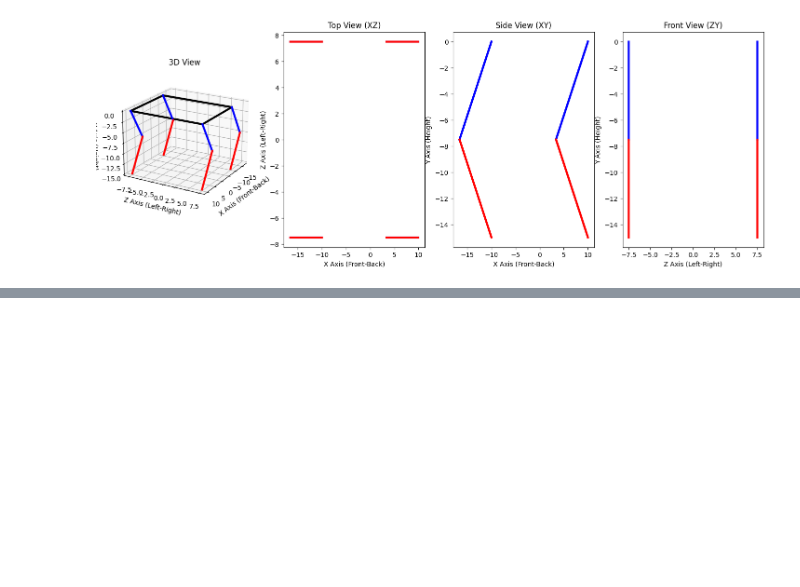
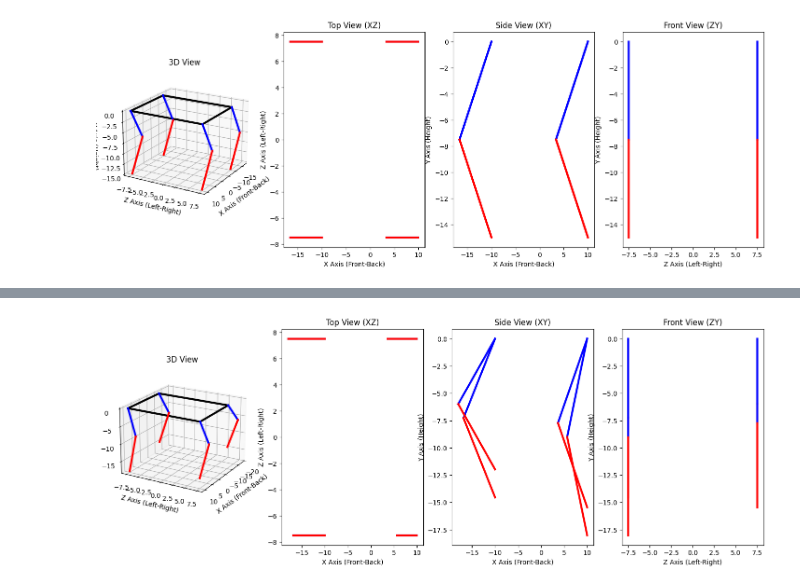
Before and after one commit to tjjd4/robotdog-movement, a Jupyter notebook: calculation/gyroscope_compensation.ipynb, the cells around one changed output, grey strips where cells are left out. Saved outputs shown, nothing was run; the diff lists cells and outputs as text; code cells hidden in the pictures; blank space fills up the shorter version.

```diff
--- a/calculation/gyroscope_compensation.ipynb
+++ b/calculation/gyroscope_compensation.ipynb
@@ -223,0 +238,7 @@ plt.show()
+# %%
+A, B, C, D = get_plane_from_points(gyro_shoulder_positions[:,0], gyro_shoulder_positions[:,1], gyro_shoulder_positions[:,2])
+compensation_height = np.ndarray(4)
+for i in range(4):
+    compensation_height[i] = -(A*gyro_shoulder_positions[0,i] + B*gyro_shoulder_positions[1,i]+D)/C
+
+compensation_height
@@ -223,0 +247,6 @@ plt.show()
+# %%
+compensated_heights = foot_positions[2,:].copy()
+for i in range(4):
+    compensated_heights[i] += compensation_height[i]
+
+compensated_heights
@@ -223,0 +302,73 @@ plt.show()
+# %%
+# 繪製 3D 及 3 個 2D 視角的機器狗模型
+fig = plt.figure(figsize=(18, 6))
+
+# 3D 視圖
+comp_ax3d = fig.add_subplot(141, projection='3d')
+comp_ax3d.set_title("3D View")
+comp_ax3d.set_xlabel("X Axis (Front-Back)")
+comp_ax3d.set_ylabel("Z Axis (Left-Right)")
+comp_ax3d.set_zlabel("Y Axis (Height)")
+comp_ax3d.view_init(elev=20, azim=30)
+
+# XZ 平面 (正視圖)
+comp_ax_xz = fig.add_subplot(142)
+comp_ax_xz.set_title("Top View (XZ)")
+comp_ax_xz.set_xlabel("X Axis (Front-Back)")
+comp_ax_xz.set_ylabel("Z Axis (Left-Right)")
+
+# XY 平面 (側視圖)
+comp_ax_xy = fig.add_subplot(143)
+comp_ax_xy.set_title("Side View (XY)")
+comp_ax_xy.set_xlabel("X Axis (Front-Back)")
+comp_ax_xy.set_ylabel("Y Axis (Height)")
+
+# ZY 平面 (俯視圖)
+comp_ax_zy = fig.add_subplot(144)
+comp_ax_zy.set_title("Front View (ZY)")
+comp_ax_zy.set_xlabel("Z Axis (Left-Right)")
+comp_ax_zy.set_ylabel("Y Axis (Height)")
+
+# 繪製 3D 身體
+comp_body_lines = [
+    (compensated_shoulder_positions[:, 0], compensated_shoulder_positions[:, 1]),
+    (compensated_shoulder_positions[:, 2], compensated_shoulder_positions[:, 3]),
+    (compensated_shoulder_positions[:, 0], compensated_shoulder_positions[:, 2]),
+    (compensated_shoulder_positions[:, 1], compensated_shoulder_positions[:, 3]),
+]
+
+for line in comp_body_lines:
+    comp_ax3d.plot([line[0][0], line[1][0]], [line[0][1], line[1][1]], [line[0][2], line[1][2]], 'k-', lw=3)
+
+# 繪製 3D 腿部
+for i in range(4):
+    comp_ax3d.plot(
+        [compensated_shoulder_positions[0, i], compensated_knee_positions[0, i]],
+        [compensated_shoulder_positions[1, i], compensated_knee_positions[1, i]],
+        [compensated_shoulder_positions[2, i], compensated_knee_positions[2, i]],
+        'b-', lw=3)  # 大腿
+
+    comp_ax3d.plot(
+        [compensated_knee_positions[0, i], compensated_foot_positions[0, i]],
+        [compensated_knee_positions[1, i], compensated_foot_positions[1, i]],
+        [compensated_knee_positions[2, i], compensated_foot_positions[2, i]],
+        'r-', lw=3)  # 小腿
+
+# 繪製 XZ 平面
+for i in range(4):
+    comp_ax_xz.plot([compensated_shoulder_positions[0, i], compensated_knee_positions[0, i]], [compensated_shoulder_positions[1, i], compensated_knee_positions[1, i]], 'b-', lw=3)  # 大腿
+    comp_ax_xz.plot([compensated_knee_positions[0, i], compensated_foot_positions[0, i]], [compensated_knee_positions[1, i], compensated_foot_positions[1, i]], 'r-', lw=3)  # 小腿
+
+# 繪製 XY 平面
+for i in range(4):
+    comp_ax_xy.plot([compensated_shoulder_positions[0, i], compensated_knee_positions[0, i]], [compensated_shoulder_positions[2, i], compensated_knee_positions[2, i]], 'b-', lw=3)  # 大腿
+    comp_ax_xy.plot([compensated_knee_positions[0, i], compensated_foot_positions[0, i]], [compensated_knee_positions[2, i], compensated_foot_positions[2, i]], 'r-', lw=3)  # 小腿
+
+# 繪製 ZY 平面
+for i in range(4):
+    comp_ax_zy.plot([compensated_shoulder_positions[1, i], compensated_knee_positions[1, i]], [compensated_shoulder_positions[2, i], compensated_knee_positions[2, i]], 'b-', lw=3)  # 大腿
+    comp_ax_zy.plot([compensated_knee_positions[1, i], compensated_foot_positions[1, i]], [compensated_knee_positions[2, i], compensated_foot_positions[2, i]], 'r-', lw=3)  # 小腿
+
+plt.show()
+# %% [output]
+[figure, added]
```
Also changed, not shown: parts of 6 cells of this notebook, 1 other file.
